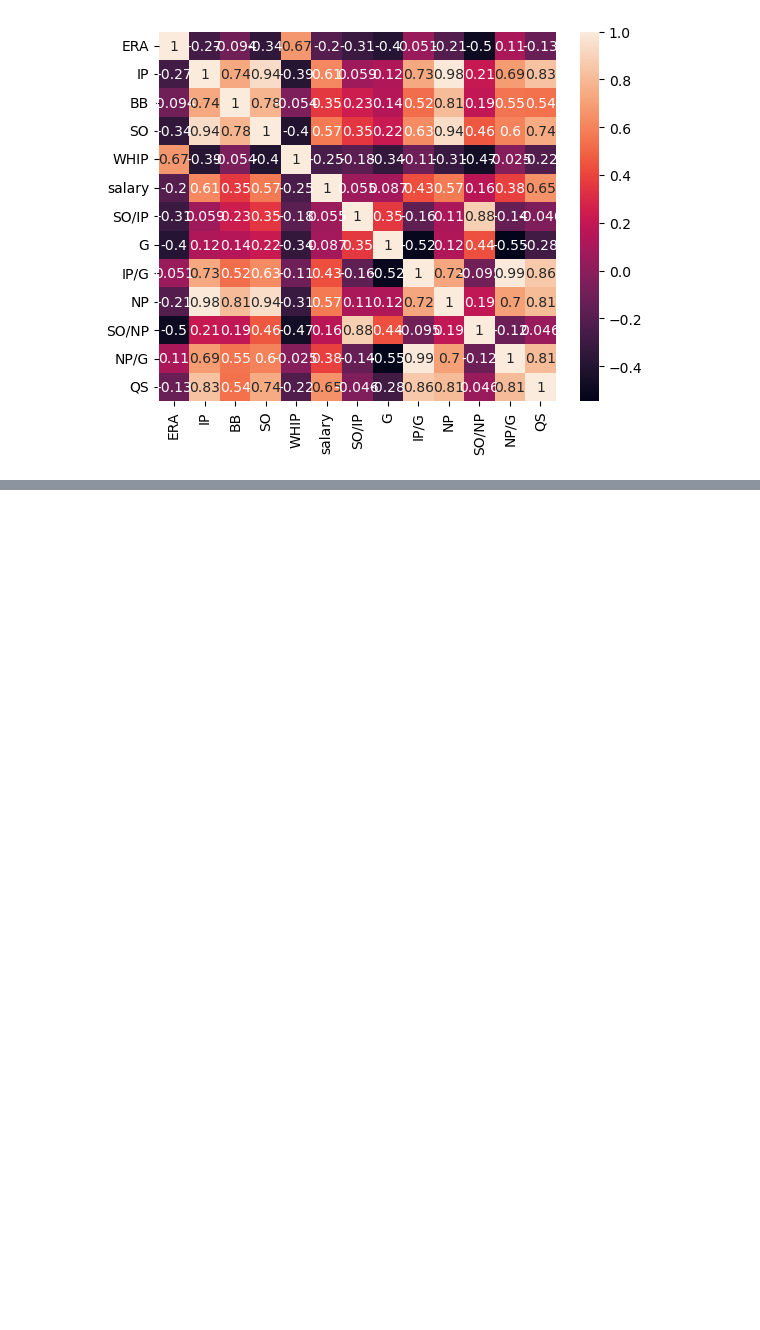
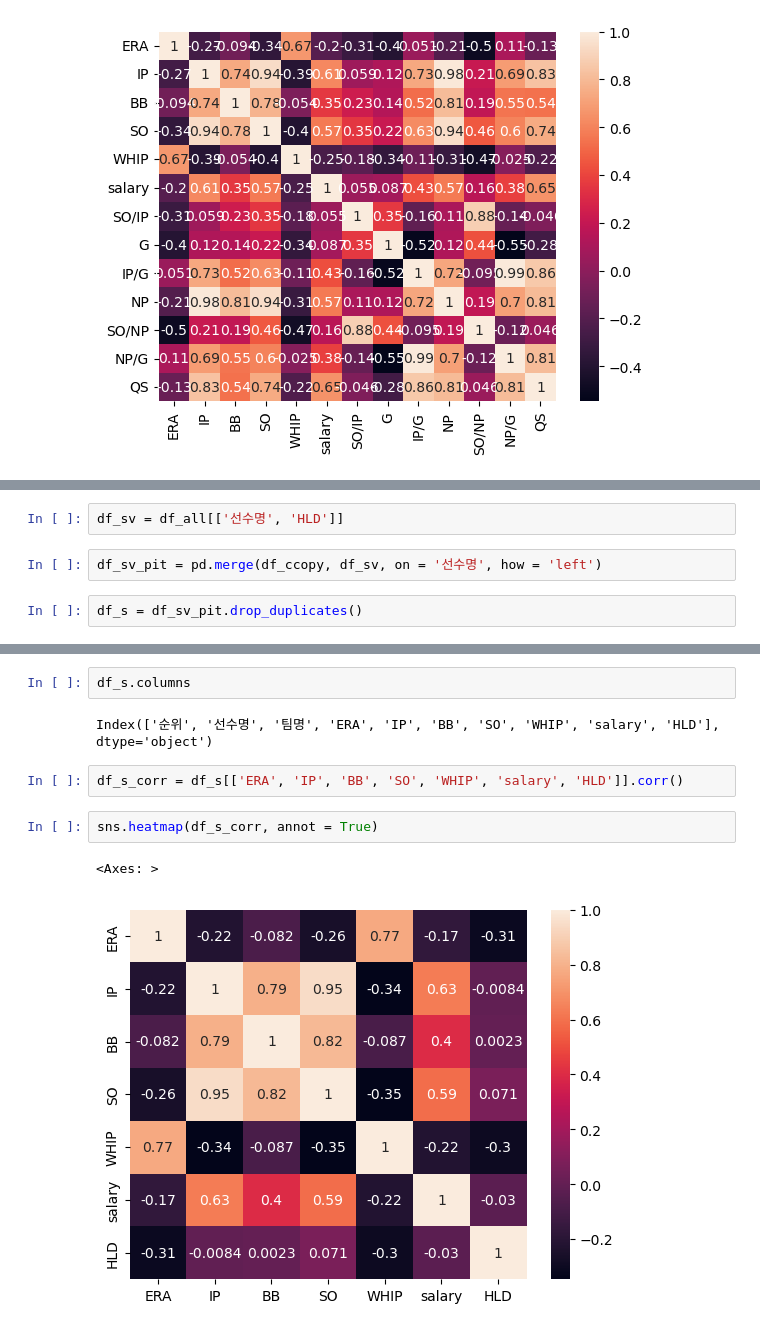
Before and after one commit to jayiuk/mid_project, a Jupyter notebook: EDA.ipynb, the cells around one changed output, grey strips where cells are left out. Drawn from its saved outputs; the diff is of its cells as text; blank space fills up the shorter version.

```diff
--- a/EDA.ipynb
+++ b/EDA.ipynb
@@ -432,0 +554,6 @@ sns.heatmap(df_corr_qs, annot = True)
+# %%
+df_sv = df_all[['선수명', 'HLD']]
+# %%
+df_sv_pit = pd.merge(df_ccopy, df_sv, on = '선수명', how = 'left')
+# %%
+df_s = df_sv_pit.drop_duplicates()
@@ -432,0 +576,11 @@ sns.heatmap(df_corr_qs, annot = True)
+# %%
+df_s.columns
+# %% [output]
+Index(['순위', '선수명', '팀명', 'ERA', 'IP', 'BB', 'SO', 'WHIP', 'salary', 'HLD'], dtype='object')
+# %%
+df_s_corr = df_s[['ERA', 'IP', 'BB', 'SO', 'WHIP', 'salary', 'HLD']].corr()
+# %%
+sns.heatmap(df_s_corr, annot = True)
+# %% [output]
+<Axes: >
+[figure, added]
```
Also changed, not shown: parts of 49 cells of this notebook.
